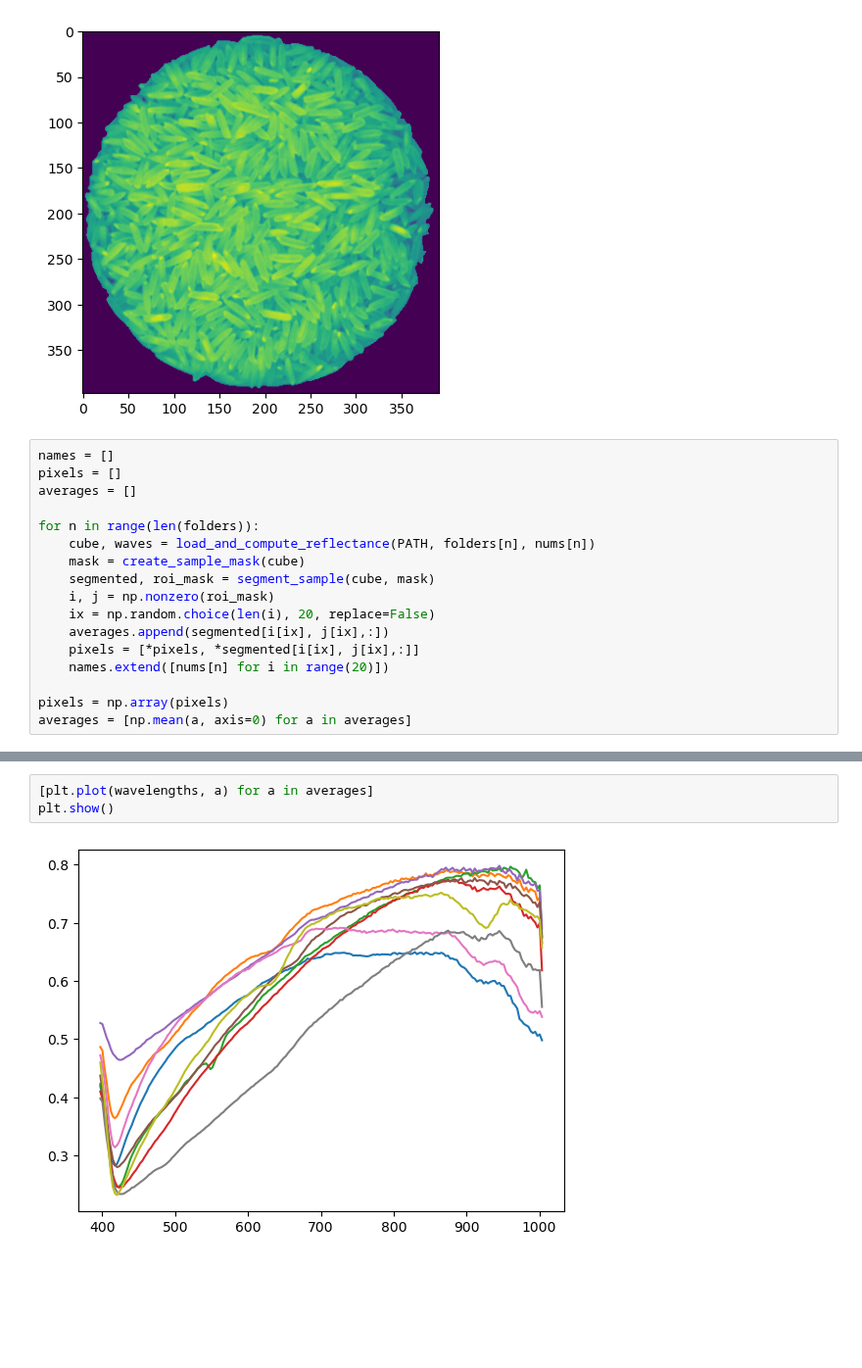
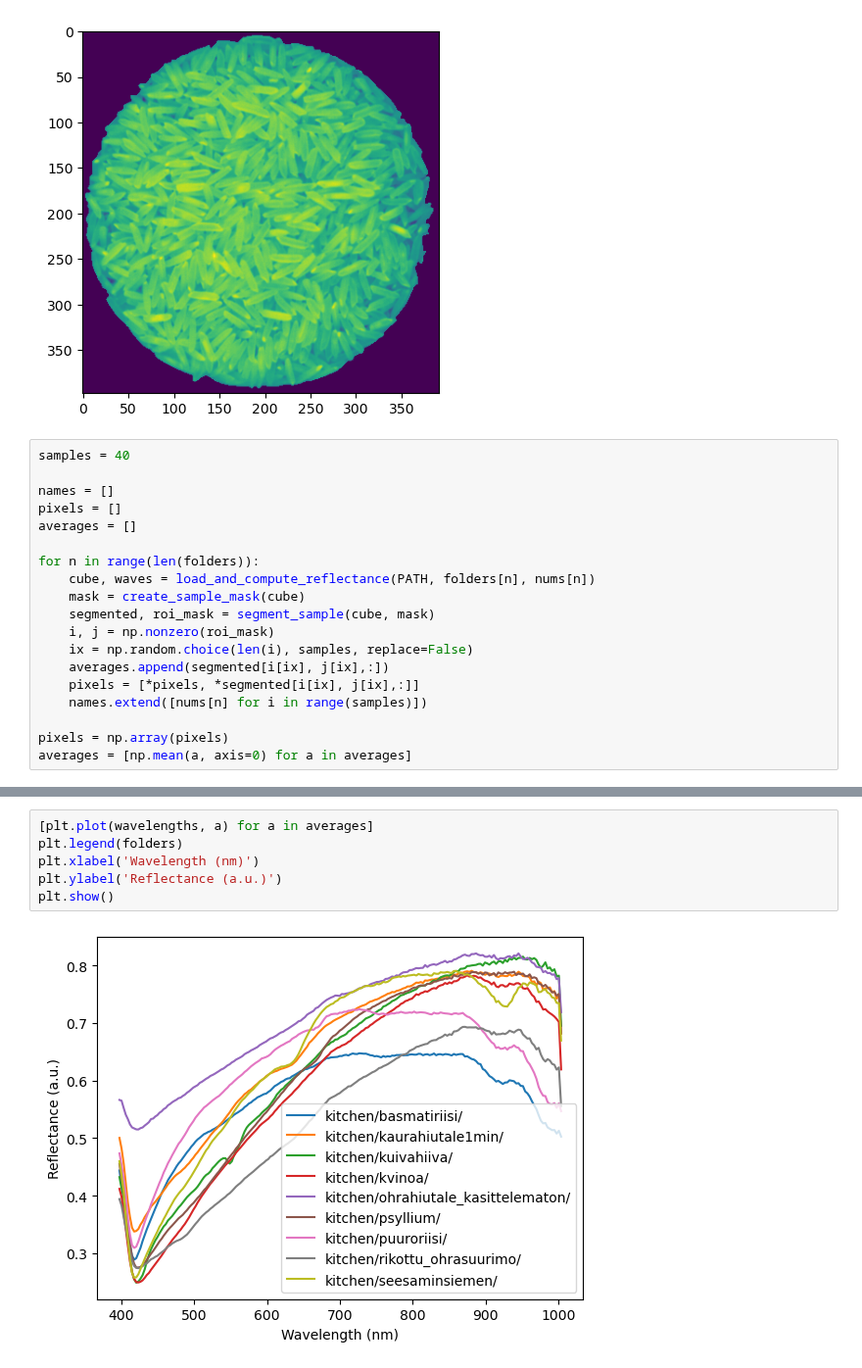
Before and after one commit to annitarvainen/tutkimusprojekti, a Jupyter notebook: projekti_aloitus.ipynb, the cells around one changed output, grey strips where cells are left out. Shown at 98% size. Drawn from its saved outputs; the diff is of its cells as text; blank space fills up the shorter version.

```diff
--- a/projekti_aloitus.ipynb
+++ b/projekti_aloitus.ipynb
@@ -401,6 +405,8 @@ plt.show()
 # %% [output]
 [figure]
 # %%
+samples = 40
+
 names = []
 pixels = []
 averages = []
@@ -410,10 +416,10 @@ for n in range(len(folders)):
     mask = create_sample_mask(cube)
     segmented, roi_mask = segment_sample(cube, mask)
     i, j = np.nonzero(roi_mask)
-    ix = np.random.choice(len(i), 20, replace=False)
+    ix = np.random.choice(len(i), samples, replace=False)
     averages.append(segmented[i[ix], j[ix],:])
     pixels = [*pixels, *segmented[i[ix], j[ix],:]]
-    names.extend([nums[n] for i in range(20)])
+    names.extend([nums[n] for i in range(samples)])
 
 pixels = np.array(pixels)
 averages = [np.mean(a, axis=0) for a in averages]
@@ -441,5 +449,8 @@ accuracy: 0.78
 # %%
 [plt.plot(wavelengths, a) for a in averages]
+plt.legend(folders)
+plt.xlabel('Wavelength (nm)')
+plt.ylabel('Reflectance (a.u.)')
 plt.show()
 # %% [output]
-[figure, old version]
+[figure, new version]
```
Also changed, not shown: parts of 3 cells of this notebook.
